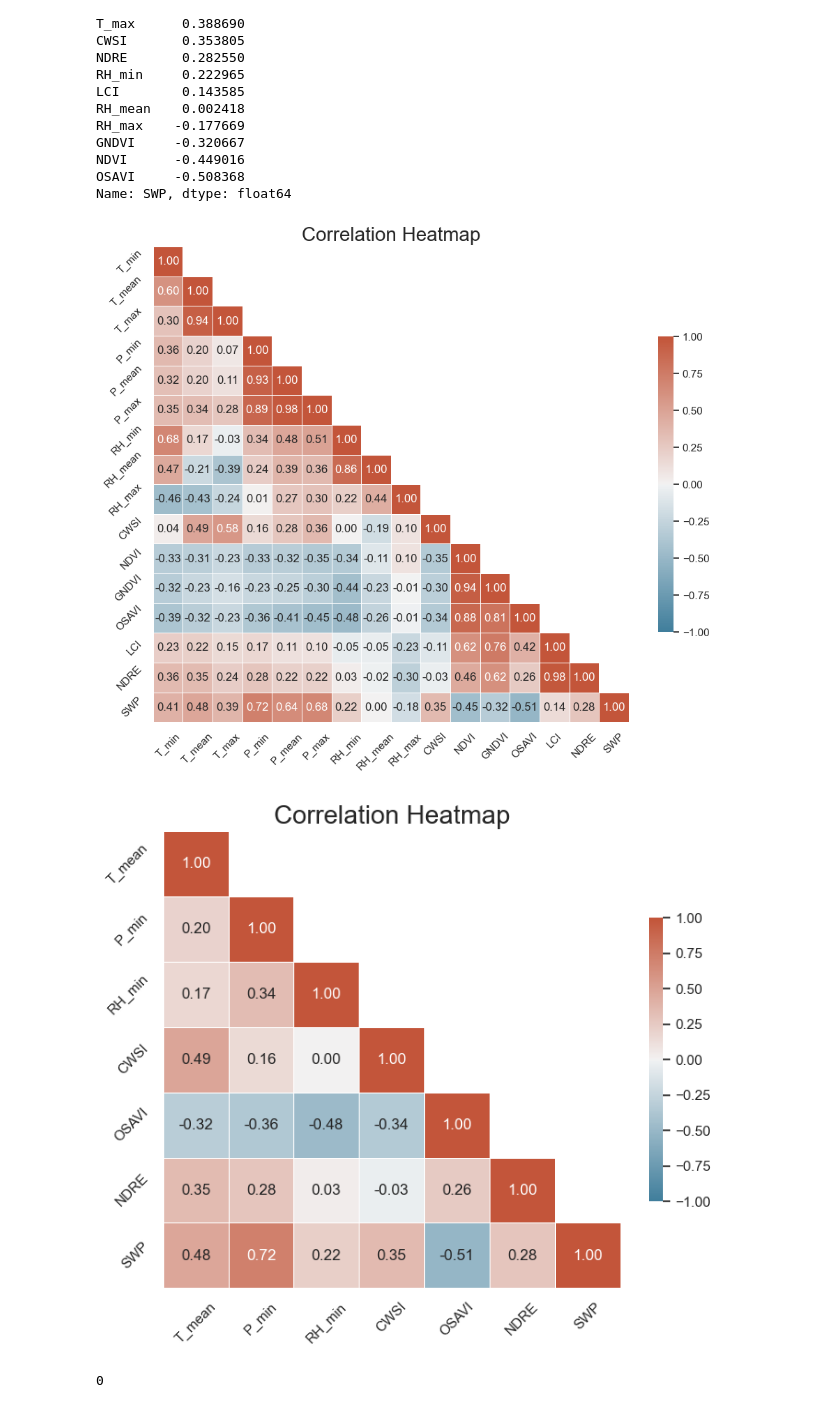
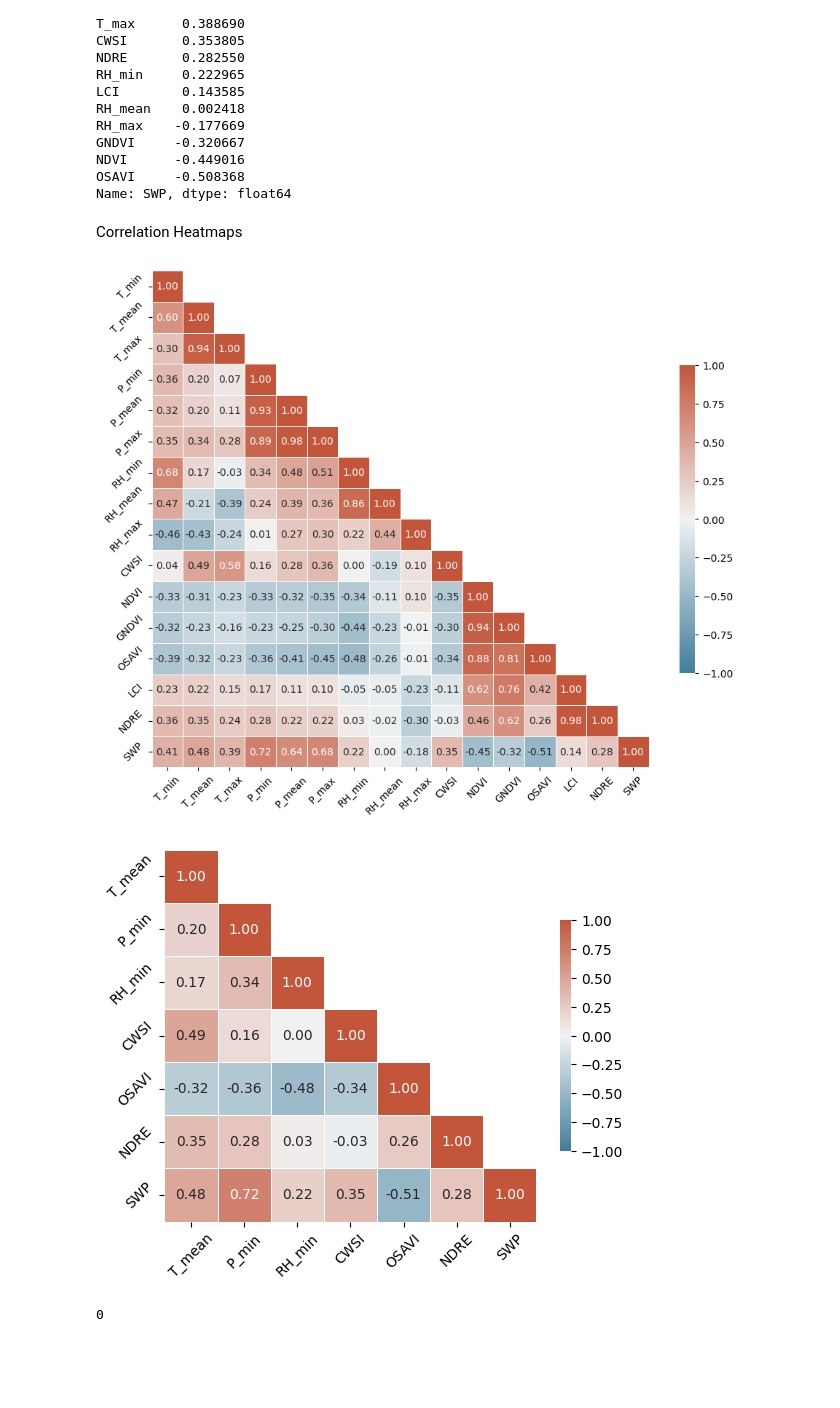
Before and after one commit to mehradmrt/P_Orchard_Data_Analysis, a Jupyter notebook: src_data_analysis/ML_algorithms_new.ipynb, the cells around one changed output. Cells and saved outputs as stored; diff of their text form; code cells hidden in the pictures; blank space fills up the shorter version.

```diff
--- a/src_data_analysis/ML_algorithms_new.ipynb
+++ b/src_data_analysis/ML_algorithms_new.ipynb
@@ -80,41 +82,46 @@ GNDVI     -0.320667
 NDVI      -0.449016
 OSAVI     -0.508368
 Name: SWP, dtype: float64
+# %% [markdown]
+Correlation Heatmaps
 # %%
-f , ax = plt.subplots(figsize=(11,11))  # increased the size for better readability
+f , ax = plt.subplots(figsize=(11,11),dpi=100)  # increased the size for better readability
 mask = np.triu(np.ones_like(corrs, dtype=bool), k=1)
 cmap = sns.diverging_palette(230, 20, as_cmap=True)  # color palette
 sns.heatmap(corrs,mask=mask, square=True, vmin=-1, vmax=1, cmap=cmap, annot=True, fmt=".2f", linewidths=.5, cbar_kws={"shrink": .5})
 
-plt.title('Correlation Heatmap', fontsize=20)  # title of the heatmap
+# plt.title(orchard + ': Correlation Heatmap', fontsize=16)  # title of the heatmap
 # plt.xlabel('Variables', fontsize=15)  # x-axis label
 # plt.ylabel('Variables', fontsize=15)  # y-axis label
 
 plt.xticks(rotation=45)  # rotate x-axis labels if needed
 plt.yticks(rotation=45)  # rotate y-axis labels if needed
 
+plt.savefig('../figures/'+orchard+'_correlation.png',dpi=300)
 plt.show()
 # %% [output]
-[figure, old version]
+[figure, new version]
 # %%
 # # mdf = mdf.drop(['LCI','NDVI','GNDVI', 'leaf_temp','OSAVI'], axis=1)
 mdf = mdf.drop(['LCI', 'GNDVI' ,'NDVI' ,'P_max','P_mean','RH_mean','RH_max','T_min','T_max'], axis=1)
 corrs = mdf.corr()
 # f , ax = plt.subplots(figsize=(5,5))
 # sns.heatmap(corrs,square=True,vmax=1)
-f , ax = plt.subplots(figsize=(8,8))  # increased the size for better readability
+f , ax = plt.subplots(figsize=(6,6),dpi=100)  # increased the size for better readability
 mask = np.triu(np.ones_like(corrs, dtype=bool), k=1)
 cmap = sns.diverging_palette(230, 20, as_cmap=True)  # color palette
 sns.heatmap(corrs,mask=mask, square=True, vmin=-1, vmax=1, cmap=cmap, annot=True, fmt=".2f", linewidths=.5, cbar_kws={"shrink": .5})
 
-plt.title('Correlation Heatmap', fontsize=20)  # title of the heatmap
+# plt.title(orchard+ ': Reduced Correlation Heatmap', fontsize=16)  # title of the heatmap
 # plt.xlabel('Variables', fontsize=15)  # x-axis label
 # plt.ylabel('Variables', fontsize=15)  # y-axis label
 
 plt.xticks(rotation=45)  # rotate x-axis labels if needed
 plt.yticks(rotation=45)  # rotate y-axis labels if needed
 
+
+plt.savefig('../figures/'+orchard+'_correlation_r.png',dpi=300)
 plt.show()
 # %% [output]
-[figure, old version]
+[figure, new version]
 # %%
```
Also changed, not shown: parts of 21 cells of this notebook, 8 other files.
